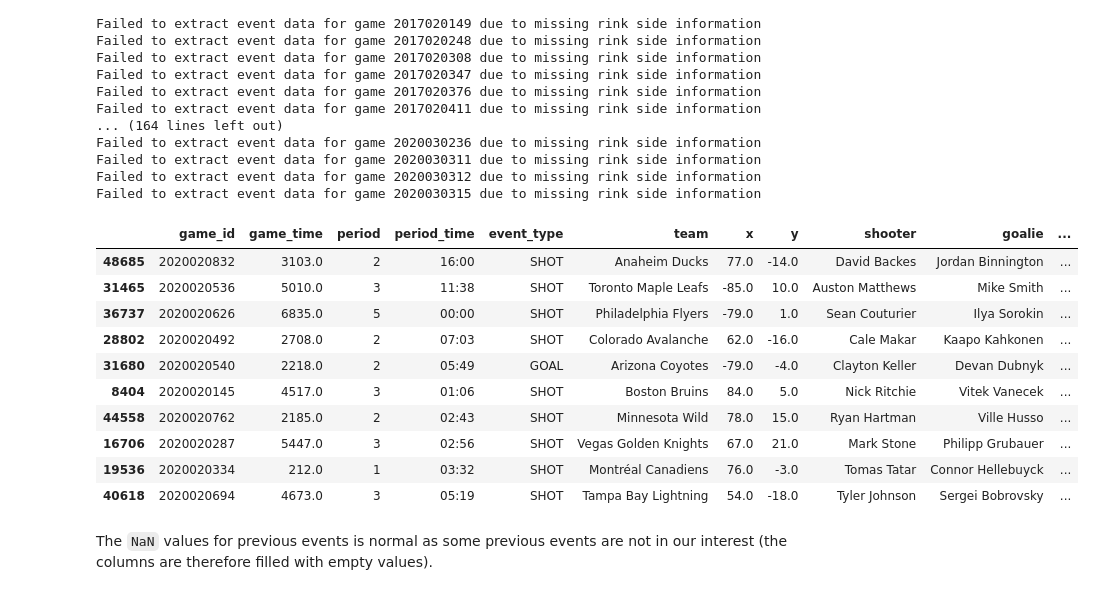
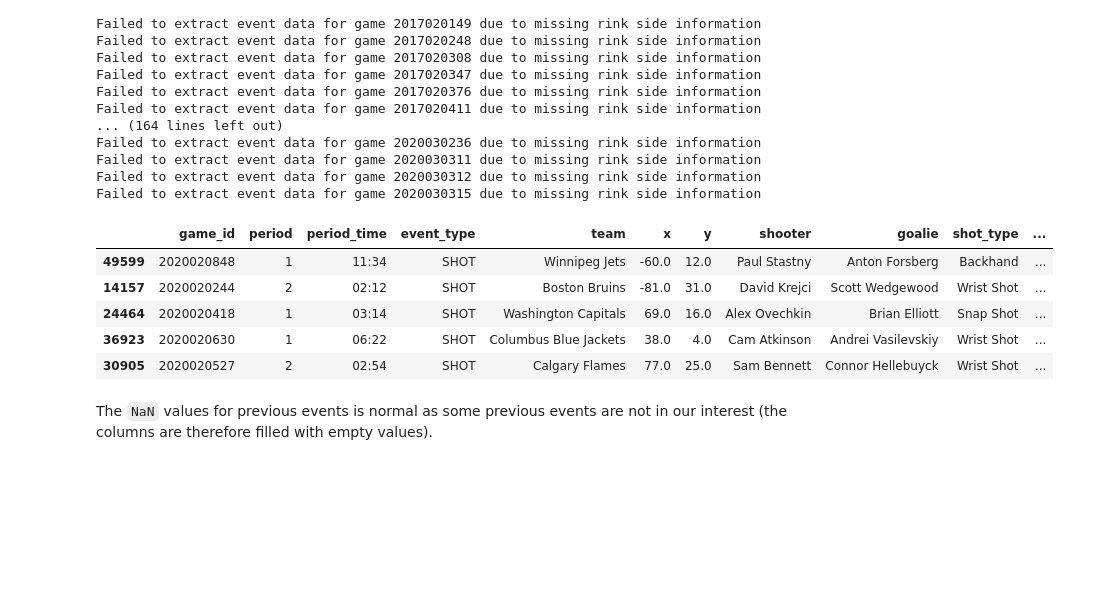
Before and after one commit to Jay-D13/IFT6758-A5-NHL, a Jupyter notebook: notebooks/Milestone2/4 - Features_2.ipynb, the cells around one changed output. Saved outputs shown, nothing was run; the diff lists cells and outputs as text; code cells hidden in the pictures; blank space fills up the shorter version.

Commit message:
took period time instead because full game time = problems/annoying :'(

```diff
--- a/notebooks/Milestone2/4 - Features_2.ipynb
+++ b/notebooks/Milestone2/4 - Features_2.ipynb
@@ -62,17 +66,12 @@ data_2020 = pd.read_pickle(data_path_clean + '2020/2020.pkl')
 # %%
-data_2020.sample(10)
+data_2020.sample(5)
 # %% [output]
-|  | game_id | game_time | period | period_time | event_type | team | x | y | shooter | goalie | ... |
-| 48685 | 2020020832 | 3103.0 | 2 | 16:00 | SHOT | Anaheim Ducks | 77.0 | -14.0 | David Backes | Jordan Binnington | ... |
-| 31465 | 2020020536 | 5010.0 | 3 | 11:38 | SHOT | Toronto Maple Leafs | -85.0 | 10.0 | Auston Matthews | Mike Smith | ... |
-| 36737 | 2020020626 | 6835.0 | 5 | 00:00 | SHOT | Philadelphia Flyers | -79.0 | 1.0 | Sean Couturier | Ilya Sorokin | ... |
-| 28802 | 2020020492 | 2708.0 | 2 | 07:03 | SHOT | Colorado Avalanche | 62.0 | -16.0 | Cale Makar | Kaapo Kahkonen | ... |
-| 31680 | 2020020540 | 2218.0 | 2 | 05:49 | GOAL | Arizona Coyotes | -79.0 | -4.0 | Clayton Keller | Devan Dubnyk | ... |
-| 8404 | 2020020145 | 4517.0 | 3 | 01:06 | SHOT | Boston Bruins | 84.0 | 5.0 | Nick Ritchie | Vitek Vanecek | ... |
-| 44558 | 2020020762 | 2185.0 | 2 | 02:43 | SHOT | Minnesota Wild | 78.0 | 15.0 | Ryan Hartman | Ville Husso | ... |
-| 16706 | 2020020287 | 5447.0 | 3 | 02:56 | SHOT | Vegas Golden Knights | 67.0 | 21.0 | Mark Stone | Philipp Grubauer | ... |
-| 19536 | 2020020334 | 212.0 | 1 | 03:32 | SHOT | Montréal Canadiens | 76.0 | -3.0 | Tomas Tatar | Connor Hellebuyck | ... |
-| 40618 | 2020020694 | 4673.0 | 3 | 05:19 | SHOT | Tampa Bay Lightning | 54.0 | -18.0 | Tyler Johnson | Sergei Bobrovsky | ... |
+|  | game_id | period | period_time | event_type | team | x | y | shooter | goalie | shot_type | ... |
+| 49599 | 2020020848 | 1 | 11:34 | SHOT | Winnipeg Jets | -60.0 | 12.0 | Paul Stastny | Anton Forsberg | Backhand | ... |
+| 14157 | 2020020244 | 2 | 02:12 | SHOT | Boston Bruins | -81.0 | 31.0 | David Krejci | Scott Wedgewood | Wrist Shot | ... |
+| 24464 | 2020020418 | 1 | 03:14 | SHOT | Washington Capitals | 69.0 | 16.0 | Alex Ovechkin | Brian Elliott | Snap Shot | ... |
+| 36923 | 2020020630 | 1 | 06:22 | SHOT | Columbus Blue Jackets | 38.0 | 4.0 | Cam Atkinson | Andrei Vasilevskiy | Wrist Shot | ... |
+| 30905 | 2020020527 | 2 | 02:54 | SHOT | Calgary Flames | 77.0 | 25.0 | Sam Bennett | Connor Hellebuyck | Wrist Shot | ... |
 # %% [markdown]
 The `NaN` values for previous events is normal as some previous events are not in our interest (the columns are therefore filled with empty values).
 # %%
```
Also changed, not shown: parts of 10 cells of this notebook, 3 other files.
